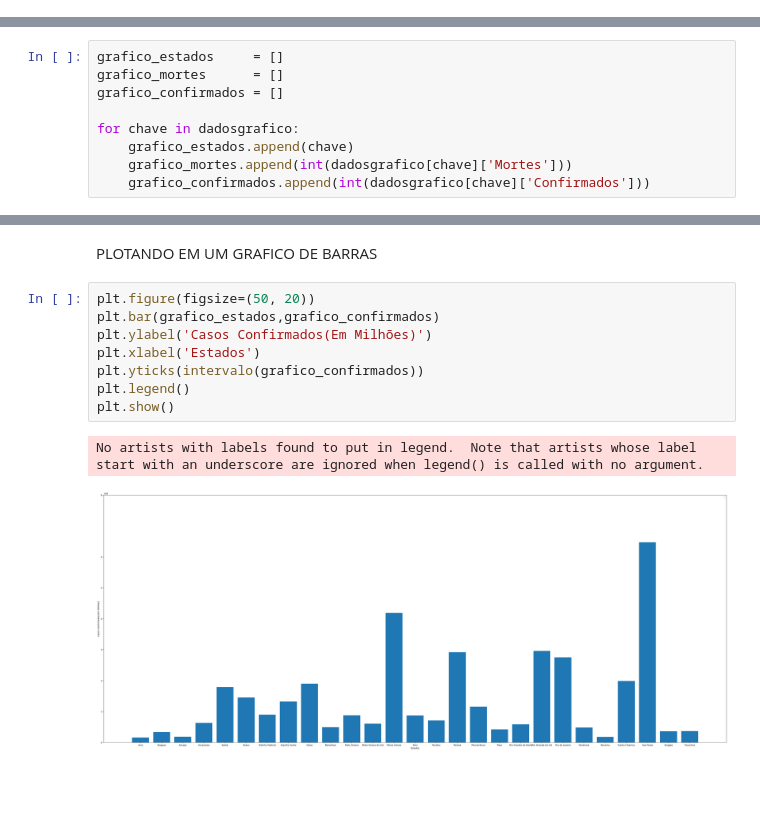
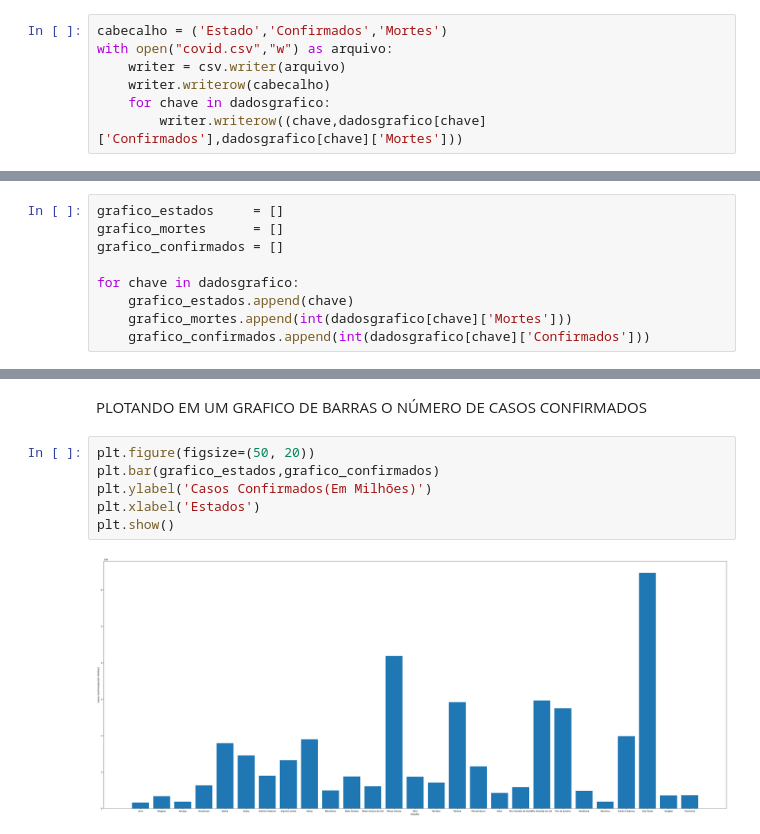
Before and after one commit to JoseC14/Jcovid, a Jupyter notebook: covid.ipynb, the cells around one changed output, grey strips where cells are left out. Drawn from its saved outputs; the diff is of its cells as text; blank space fills up the shorter version.

```diff
--- a/covid.ipynb
+++ b/covid.ipynb
@@ -46,0 +53,7 @@ print(dadosgrafico)
+# %%
+cabecalho = ('Estado','Confirmados','Mortes')
+with open("covid.csv","w") as arquivo:
+    writer = csv.writer(arquivo)
+    writer.writerow(cabecalho)
+    for chave in dadosgrafico:
+        writer.writerow((chave,dadosgrafico[chave]['Confirmados'],dadosgrafico[chave]['Mortes']))
@@ -74,13 +94,10 @@ print(intervalo(grafico_confirmados))
 # %% [markdown]
-PLOTANDO EM UM GRAFICO DE BARRAS
+PLOTANDO EM UM GRAFICO DE BARRAS O NÚMERO DE CASOS CONFIRMADOS
 # %%
 plt.figure(figsize=(50, 20))
 plt.bar(grafico_estados,grafico_confirmados)
 plt.ylabel('Casos Confirmados(Em Milhões)')
 plt.xlabel('Estados')
-plt.yticks(intervalo(grafico_confirmados))
-plt.legend()
 plt.show()
 # %% [output]
-No artists with labels found to put in legend.  Note that artists whose label start with an underscore are ignored when legend() is called with no argument.
-[figure, old version]
+[figure, new version]
```
Also changed, not shown: parts of 9 cells of this notebook.
